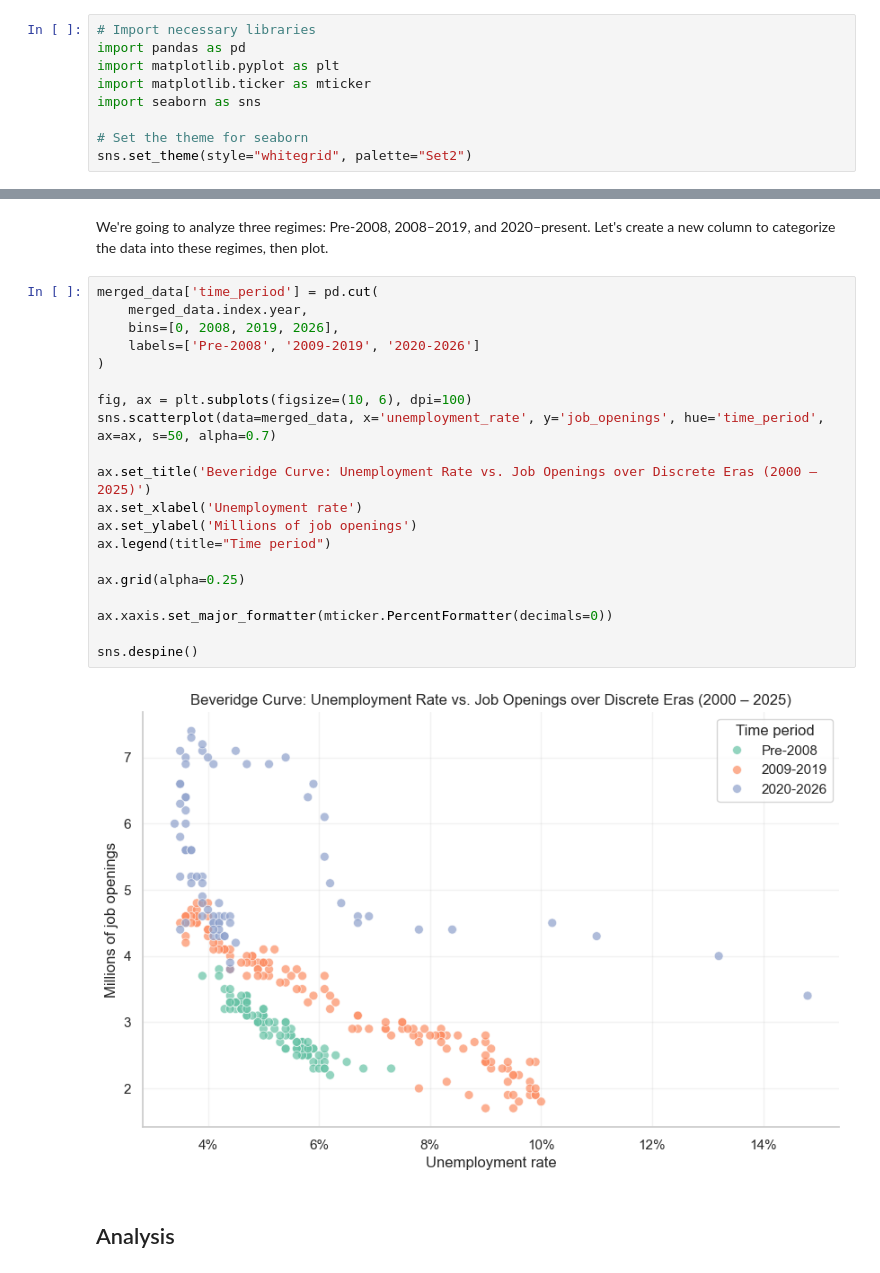
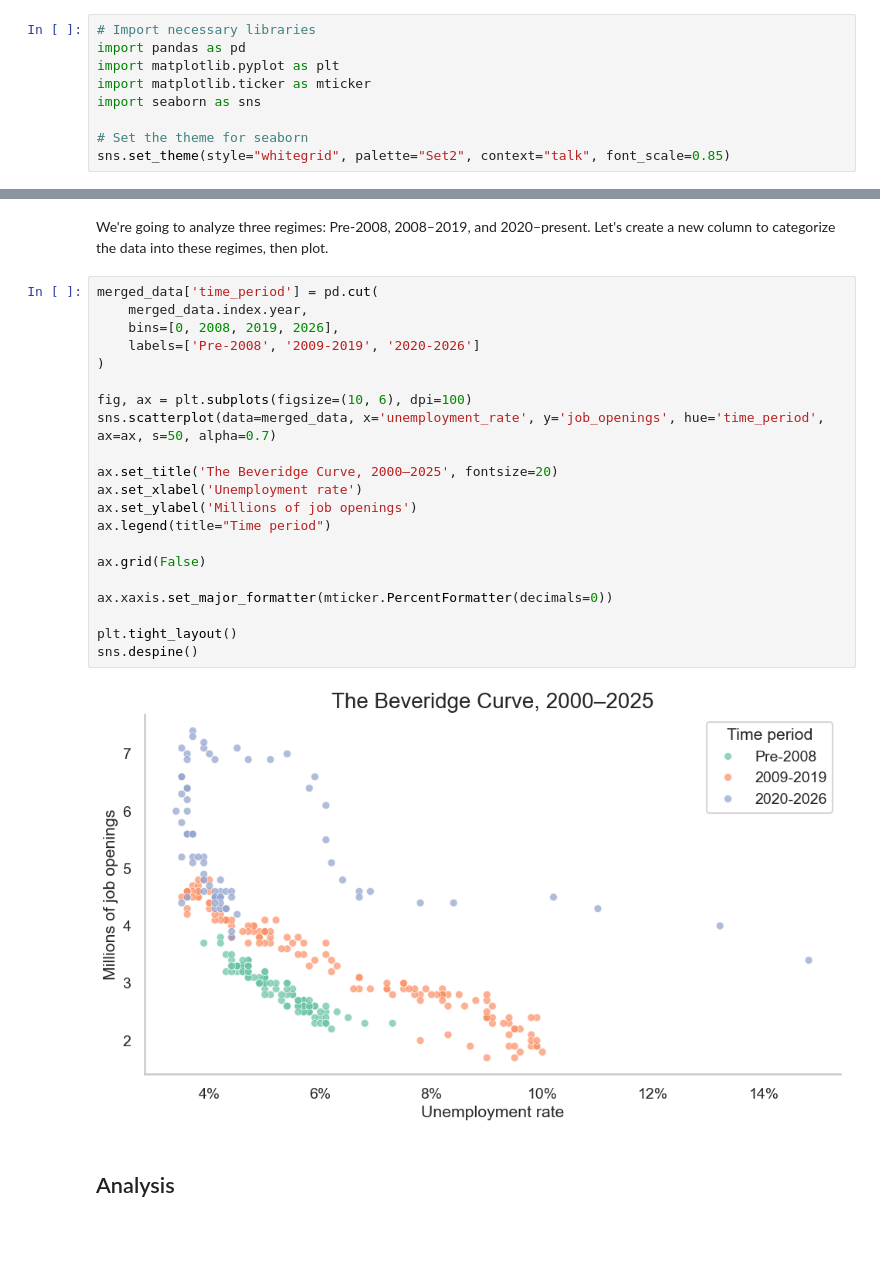
Before and after one commit to Ianardo/beveridge-curve, a Jupyter notebook: main.ipynb, the cells around one changed output, grey strips where cells are left out. Cells and saved outputs as stored; diff of their text form; blank space fills up the shorter version.

```diff
--- a/main.ipynb
+++ b/main.ipynb
@@ -8,7 +8,7 @@ import matplotlib.ticker as mticker
 import seaborn as sns
 
 # Set the theme for seaborn
-sns.set_theme(style="whitegrid", palette="Set2")
+sns.set_theme(style="whitegrid", palette="Set2", context="talk", font_scale=0.85)
 # %% [markdown]
 ## Loading the data
 # %% [markdown]
@@ -112,24 +111,25 @@ We're going to analyze three regimes: Pre-2008, 2008–2019, and 2020–present.
 # %%
 merged_data['time_period'] = pd.cut(
     merged_data.index.year,
     bins=[0, 2008, 2019, 2026],
     labels=['Pre-2008', '2009-2019', '2020-2026']
 )
 
 fig, ax = plt.subplots(figsize=(10, 6), dpi=100)
 sns.scatterplot(data=merged_data, x='unemployment_rate', y='job_openings', hue='time_period', ax=ax, s=50, alpha=0.7)
 
-ax.set_title('Beveridge Curve: Unemployment Rate vs. Job Openings over Discrete Eras (2000 – 2025)')
+ax.set_title('The Beveridge Curve, 2000–2025', fontsize=20)
 ax.set_xlabel('Unemployment rate')
 ax.set_ylabel('Millions of job openings')
 ax.legend(title="Time period")
 
-ax.grid(alpha=0.25)
+ax.grid(False)
 
 ax.xaxis.set_major_formatter(mticker.PercentFormatter(decimals=0))
 
+plt.tight_layout()
 sns.despine()
 # %% [output]
-[figure, old version]
+[figure, new version]
 # %% [markdown]
 ## Analysis
```
Also changed, not shown: parts of 2 cells of this notebook.
